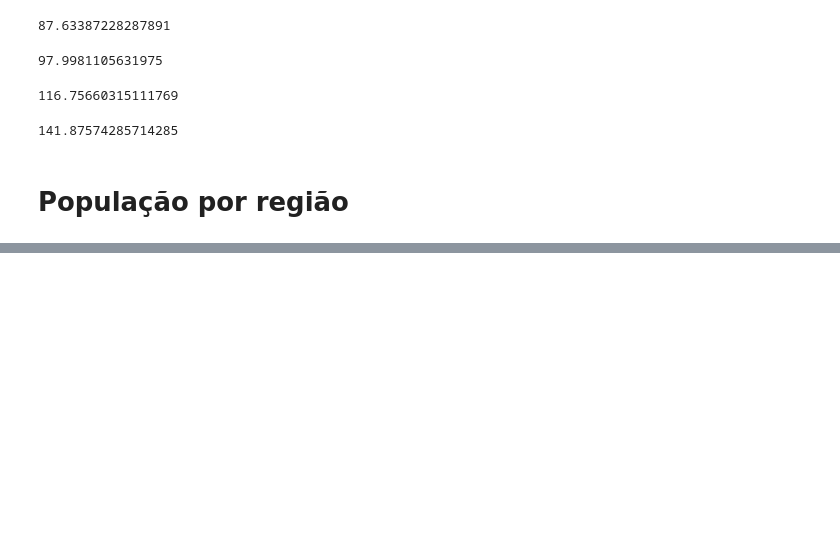
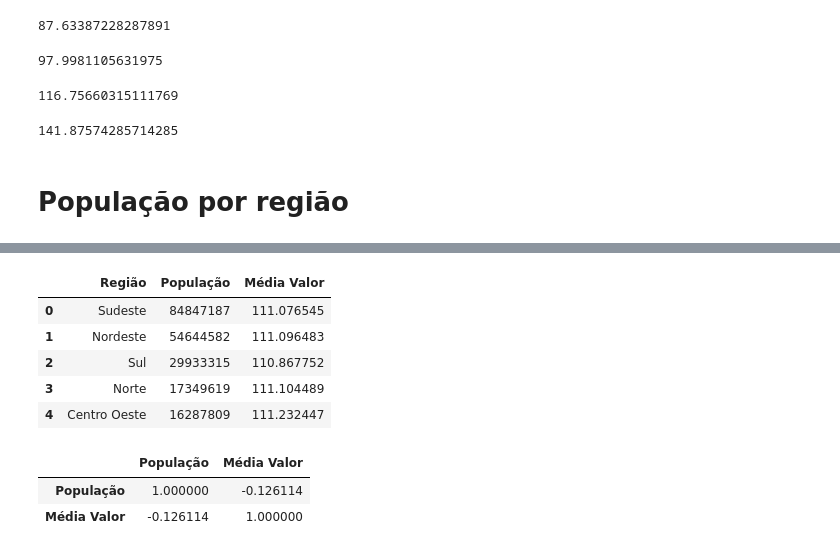
Before and after one commit to patidemitroff/PyPati, a Jupyter notebook: Grupo16_PBL_1TSCOEAD_Fase5_Parte2.ipynb, the cells around one changed output, grey strips where cells are left out. Saved outputs shown, nothing was run; the diff lists cells and outputs as text; code cells hidden in the pictures; blank space fills up the shorter version.

```diff
--- a/Grupo16_PBL_1TSCOEAD_Fase5_Parte2.ipynb
+++ b/Grupo16_PBL_1TSCOEAD_Fase5_Parte2.ipynb
@@ -188,7 +188,7 @@ print(media_preco_2022)
 # %%
 #Dados populacionais obtidos a partir do último Censo 2022 por região
 populacao = {
-    "Região": ["Sudeste", "Região Nordeste", "Região Sul", "Região Norte", "Região Centro-Oeste"],
+    "Região": ["Sudeste", "Nordeste", "Sul", "Norte", "Centro Oeste"],
     "População": [84847187, 54644582, 29933315, 17349619, 16287809]}
 # %%
 df_populacao = pd.DataFrame(populacao)
@@ -225,0 +205,5 @@ Justifique a hipótese
+# %%
+# Calcular a média do valor para cada região
+df_media_valor_por_regiao = vendas.groupby('regiao_pais')['valor'].mean().reset_index()
+df_media_valor_por_regiao.rename(columns={'regiao_pais': 'Região', 'valor': 'Média Valor'}, inplace=True)
+df_media_valor_por_regiao
@@ -225,0 +217,19 @@ Justifique a hipótese
+# %%
+# Merge dos DataFrames 'Populacao' e 'media de valor por regiao'
+df_valor_regiao = pd.merge(df_populacao, df_media_valor_por_regiao, on = 'Região')
+df_valor_regiao
+# %% [output]
+|  | Região | População | Média Valor |
+| 0 | Sudeste | 84847187 | 111.076545 |
+| 1 | Nordeste | 54644582 | 111.096483 |
+| 2 | Sul | 29933315 | 110.867752 |
+| 3 | Norte | 17349619 | 111.104489 |
+| 4 | Centro Oeste | 16287809 | 111.232447 |
+# %%
+# Calcular a correlação entre média de preço de produtos e população
+correlacao = df_valor_regiao[['População', 'Média Valor']].corr()
+correlacao
+# %% [output]
+|  | População | Média Valor |
+| População | 1.000000 | -0.126114 |
+| Média Valor | -0.126114 | 1.000000 |
```
Also changed, not shown: parts of 7 cells of this notebook.
